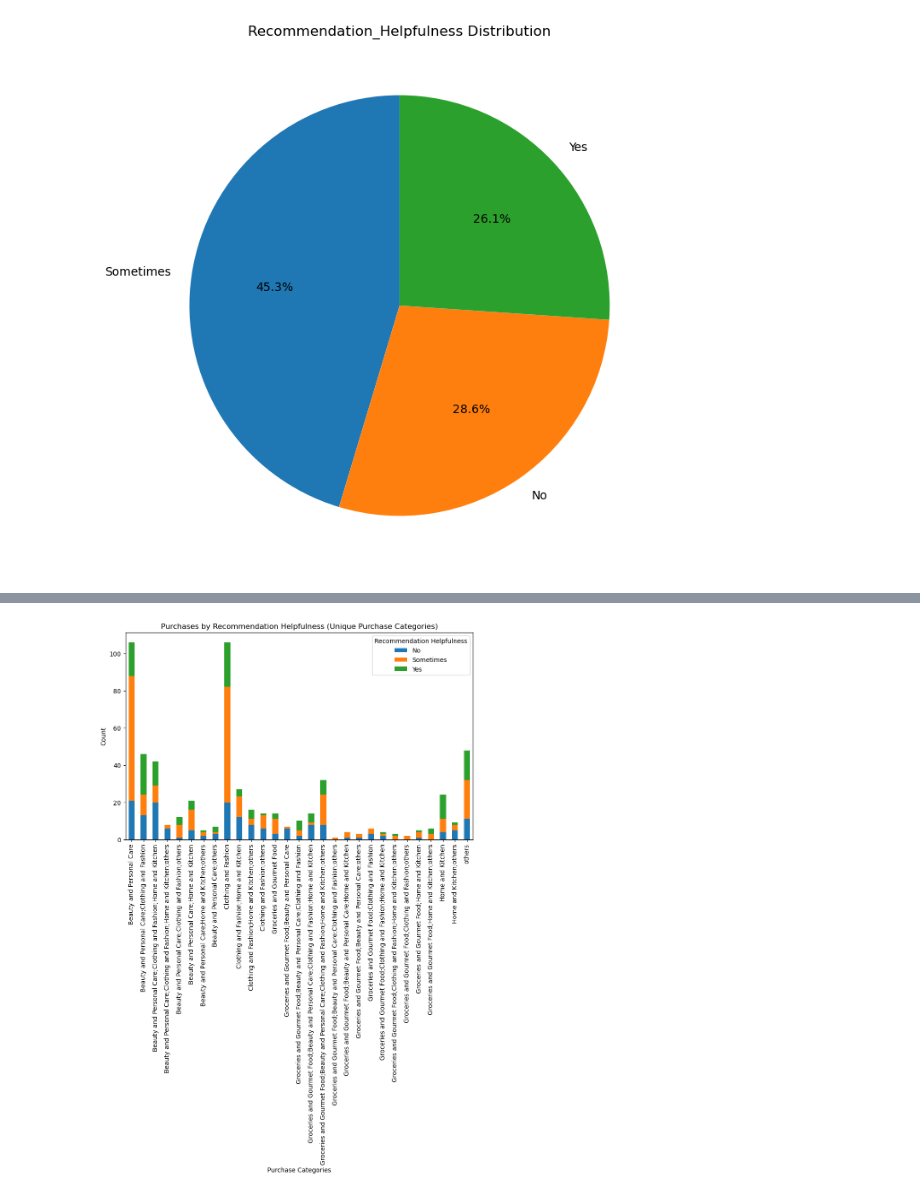
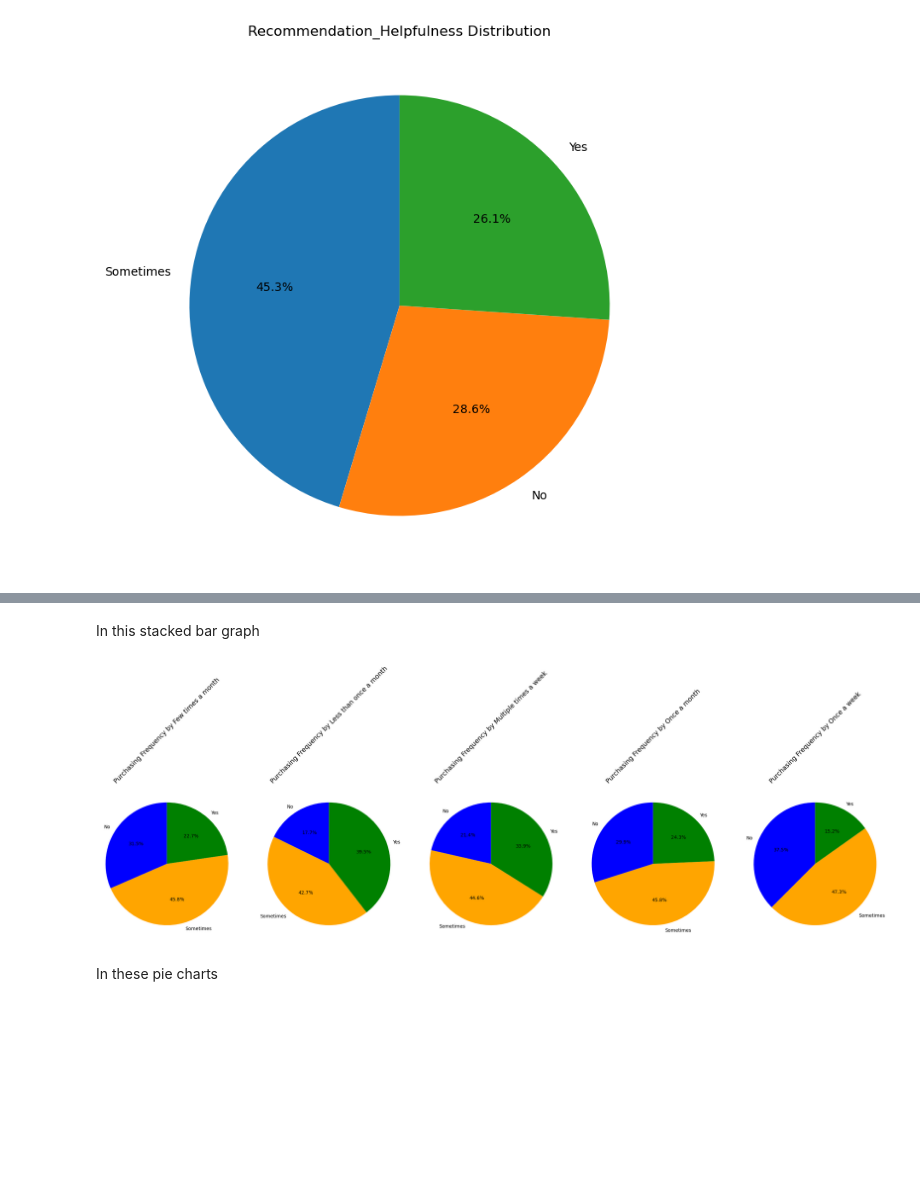
Before and after one commit to rubyghabboun/project1_sudowoodo1, a Jupyter notebook: trish_reviews_recs.ipynb, the cells around one changed output, grey strips where cells are left out. Drawn from its saved outputs; the diff is of its cells as text; code cells hidden in the pictures; blank space fills up the shorter version.

```diff
--- a/trish_reviews_recs.ipynb
+++ b/trish_reviews_recs.ipynb
@@ -184,18 +229,24 @@ plt.show()
-# %%
-# Filter and count unique 'Purchase Categories'
-unique_purchase_categories = data_df['Purchase_Categories'].unique()
-
-# Create a bar graph with the filtered unique 'Purchase Categories'
-data_df_filtered = data_df[data_df['Purchase_Categories'].isin(unique_purchase_categories)]
-purchase_by_review_helpfulness = data_df_filtered.groupby(['Purchase_Categories', 'Recommendation_Helpfulness']).size().unstack()
-
-# Create the bar graph
-purchase_by_review_helpfulness.plot(kind='bar', stacked=True, figsize=(10, 6))
-plt.title('Purchases by Recommendation Helpfulness (Unique Purchase Categories)')
-plt.xlabel('Purchase Categories')
-plt.ylabel('Count')
-plt.xticks(rotation=90)
-plt.legend(title='Recommendation Helpfulness')
-plt.show()
-# %% [output]
-[figure, removed]
+# %% [markdown]
+In this stacked bar graph
+# %%
+# Filter the data for the purchasing categories
+data_filtered = data_df[data_df['Purchase_Frequency'].isin(unique_purchase_frequency)]
+
+purchase_by_recommendation_helpfulness = data_filtered.groupby(['Purchase_Frequency', 'Recommendation_Helpfulness']).size().unstack()
+
+# Define colors for the pie chart
+colors = ['blue', 'orange', 'green']
+
+# Plot the purchasing frequency categories by gender in a pie chart
+fig, axs = plt.subplots(1, len(purchase_by_recommendation_helpfulness), figsize=(30, 6))
+
+for i, (recommendation_helpfulness, row) in enumerate(purchase_by_recommendation_helpfulness.iterrows()):
+    axs[i].pie(row, labels=row.index, autopct='%1.1f%%', startangle=90, colors=colors)
+    axs[i].set_title(f'Purchasing Frequency by {recommendation_helpfulness}', fontsize=14, rotation = 45)
+    axs[i].axis('equal')  # Equal aspect ratio ensures that pie is drawn as a circle
+
+plt.show()
+# %% [output]
+[figure, added]
+# %% [markdown]
+In these pie charts
```
Also changed, not shown: parts of 13 cells of this notebook.
